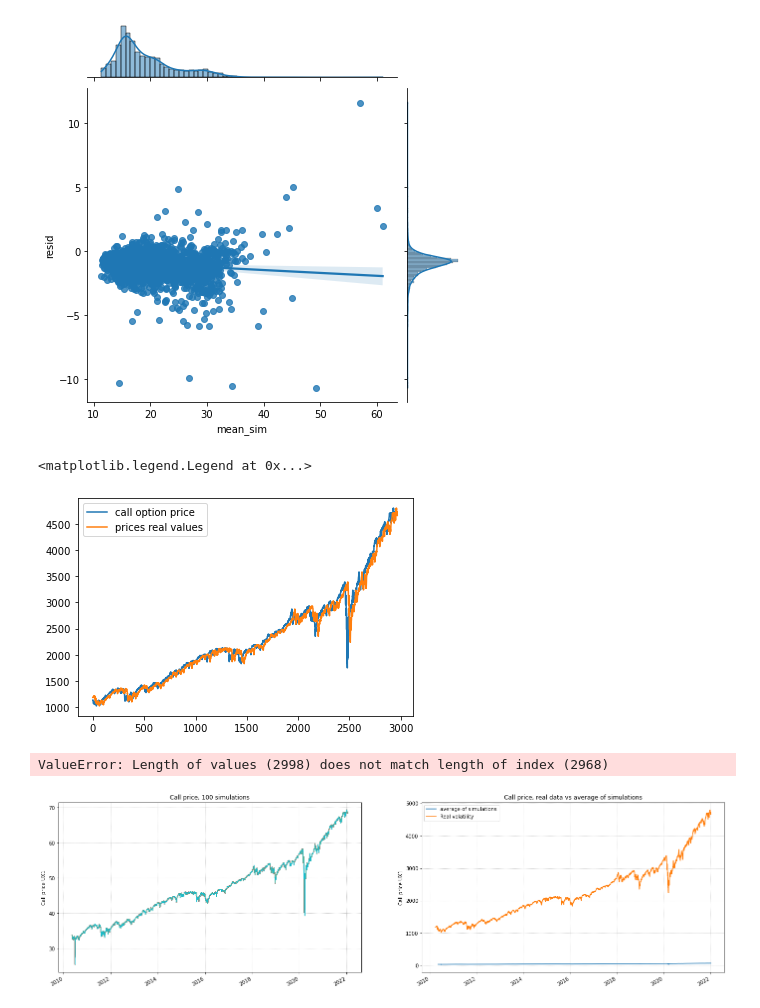
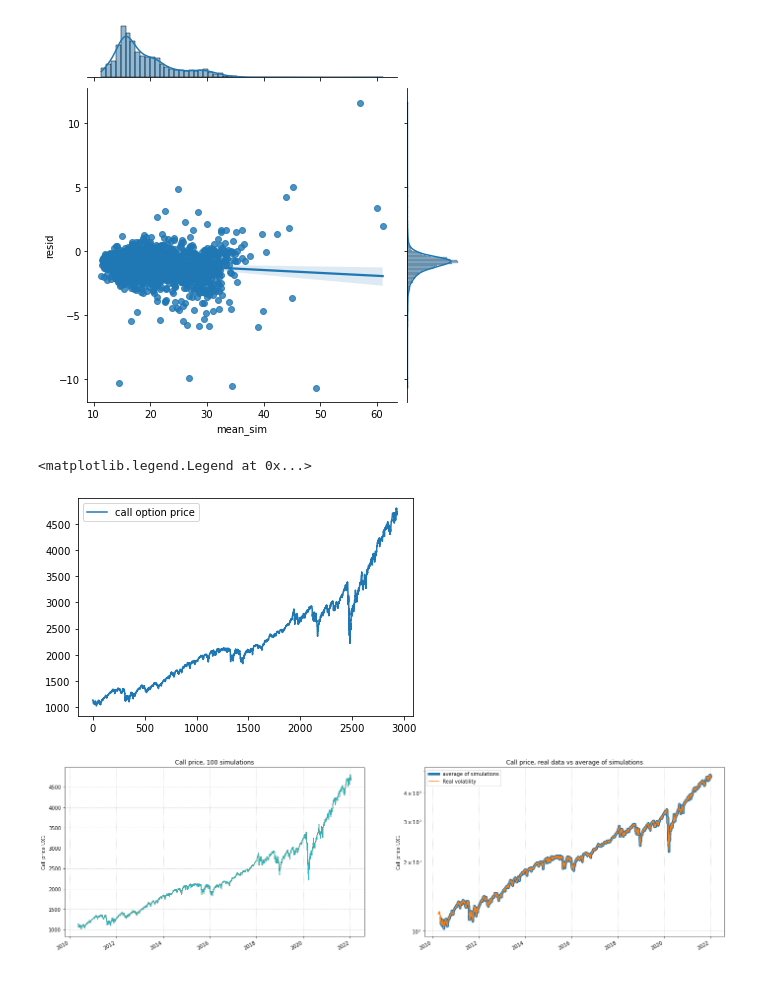
Before and after one commit to aidinattar/Volatility-carry-trading-strategy, a Jupyter notebook: Project.ipynb, the cells around one changed output. Saved outputs shown, nothing was run; the diff lists cells and outputs as text; code cells hidden in the pictures; blank space fills up the shorter version.

```diff
--- a/Project.ipynb
+++ b/Project.ipynb
@@ -168,7 +168,8 @@ def r_comp(S, v, dt, N, rho):
     WT = np.random.multivariate_normal( np.array( [0,  0] ), np.array( [[1, rho], [rho,1]] ), size=N )
     for t in range( 1, S.size ):
         #r[:, t]  = v[t-1] / 2 + np.log( S[t] / S[t-1] ) / dt - np.sqrt( v[t-1] / dt ) * WT[:, 0]
-        r[:, t]  = ( S[t] - S[t-1] - np.sqrt( v[t-1] ) * S[t-1] * WT[:, 0]) / ( S[t-1] * dt )
+        #r[:, t]  = ( S[t] / S[t-1] - np.sqrt( v[t-1] )          * WT[:, 0]  - 1 ) / dt
+        r[:, t]  = ( S[t] / S[t-1] - 1 ) / dt - np.sqrt( v[t] / dt ) * WT[:, 0] - S[t-1] * ( WT[:, 0]**2 - 1 ) / 4
 
     return r.mean( axis=0 )
 # %%
@@ -388,5 +394,5 @@ p-value                 =                0.0
 # %%
-b                 = np.histogram_bin_edges(UX2.resid.dropna(), bins='sqrt')
+b                 = np.histogram_bin_edges(UX2.resid.dropna(), bins='fd')
 fig, ax           = plt.subplots(figsize=(12, 7))
 entries, edges, _ = ax.hist(UX2.resid, bins=b)
 ax.set_ylabel('Counts')
@@ -565,7 +571,7 @@ for i in range(n,UX1.index.size):
     theta1          = ( P_1 + sigma1**2 / 2 ) / k1
     theta2          = ( P_2 + sigma2**2 / 2 ) / k2
 
-    P_1              = call_price( k1, theta1, sigma1, rho, V10, rt, T, S0, S0 )
+    P_1              = call_price( k1, theta1, sigma1, rho, V10, rt, T, S0, 100 )
     #P_1, v1          = heston_pde_milstein( S0, T, rt, k1, theta1, V10, rho, sigma1, steps, Npaths )
     #P_2, v2          = heston_pde_milstein( S0, T, rt, k2, theta2, V20, rho, sigma2, steps, Npaths )
 
@@ -573,11 +579,11 @@ for i in range(n,UX1.index.size):
     call_prices[i-n,:] = P_1.ravel( )
 # %%
 plt.plot(call_prices[:,2], label='call option price')
-plt.plot(SPX_price.Close.values, label='prices real values')
+#plt.plot(SPX_price.Close.values, label='prices real values')
 plt.legend()
 # %% [output]
 <matplotlib.legend.Legend at 0x...>
-[figure, old version]
+[figure, new version]
 # %%
 call_prices = np.insert( call_prices, 0, np.full( ( n, Npaths ), np.nan ), axis=0 )
 
@@ -586,28 +592,27 @@ for k in range(Npaths):
     UX1[col] = pd.Series( call_prices[:,k], index = UX1.index)
 
 UX1['mean_call'] = ( UX1.loc[:, ['call_sim_' + str( k ) for k in range( Npaths ) ] ] ).mean( axis=1 )
-# %% [output]
-ValueError: Length of values (2998) does not match length of index (2968)
 # %%
 fig, ax = plt.subplots(ncols=2, figsize=(24,7))
 
 for k in range(Npaths):
     col = 'call_sim_' + str(k)
     ax[0].plot(UX1.index, UX1[col], label='', lw=1)
 #ax[0].plot(UX2.index, UX2.PX_LAST, lw=5, label='Real volatility')
 ax[0].grid(linestyle='dotted')
 #ax[0].legend(loc='best')
 ax[0].set_title('Call price, ' + str(Npaths) + ' simulations')
 ax[0].set_ylabel('Call price UX1')
 
-ax[1].plot(UX1.index, UX1['mean_call'], label='average of simulations')
+ax[1].plot(UX1.index, UX1['mean_call'], label='average of simulations', lw=5)
 ax[1].plot(UX1.index, SPX_price.Close, label='Real volatility')
 ax[1].grid(linestyle='dotted')
 ax[1].legend(loc='best')
 ax[1].set_title('Call price, real data vs average of simulations')
 ax[1].set_ylabel('Call price UX1')
+ax[1].set_yscale('log')
 
 fig.autofmt_xdate()
 plt.show()
 # %% [output]
-[figure, old version]
+[figure, new version]
```
Also changed, not shown: parts of 11 cells of this notebook.
